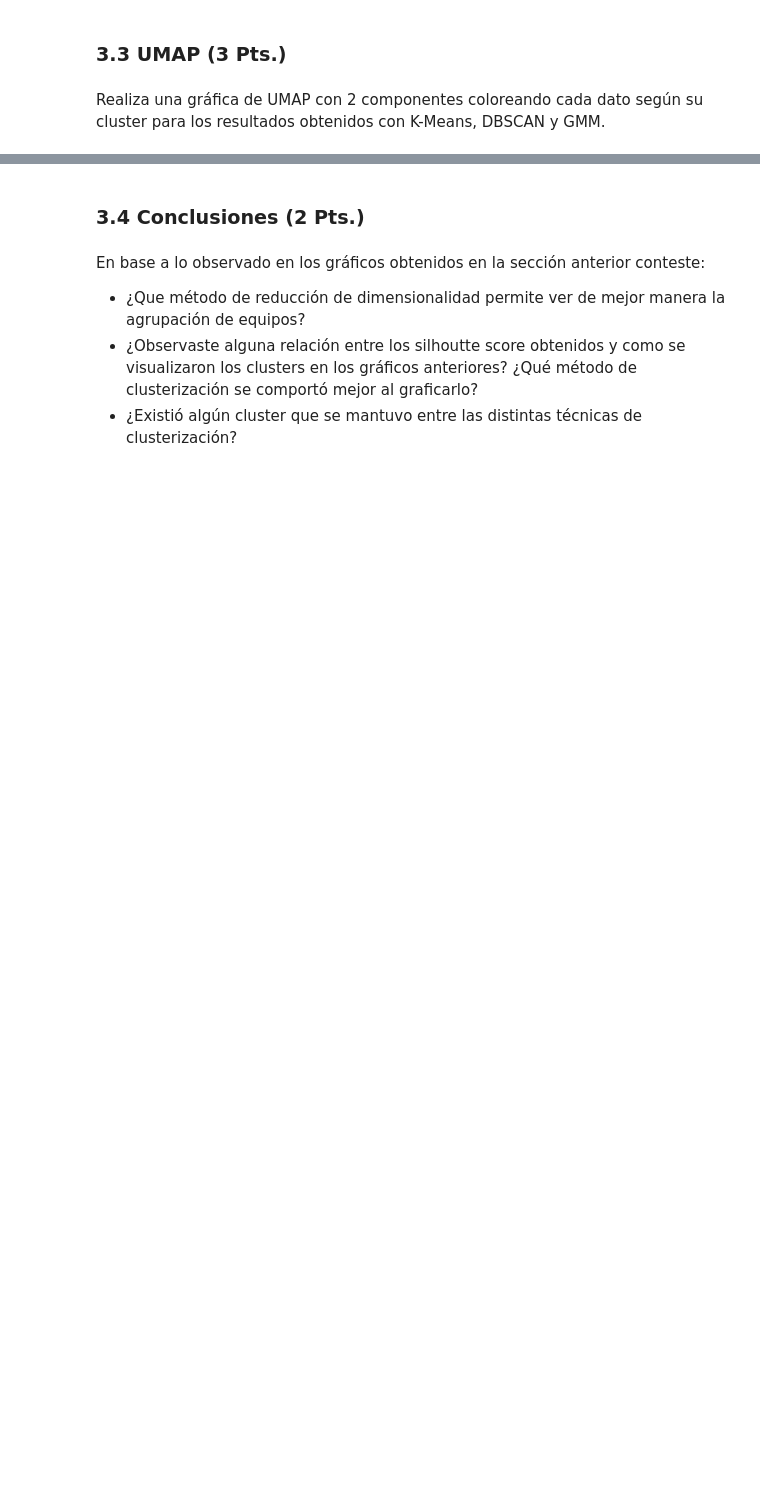
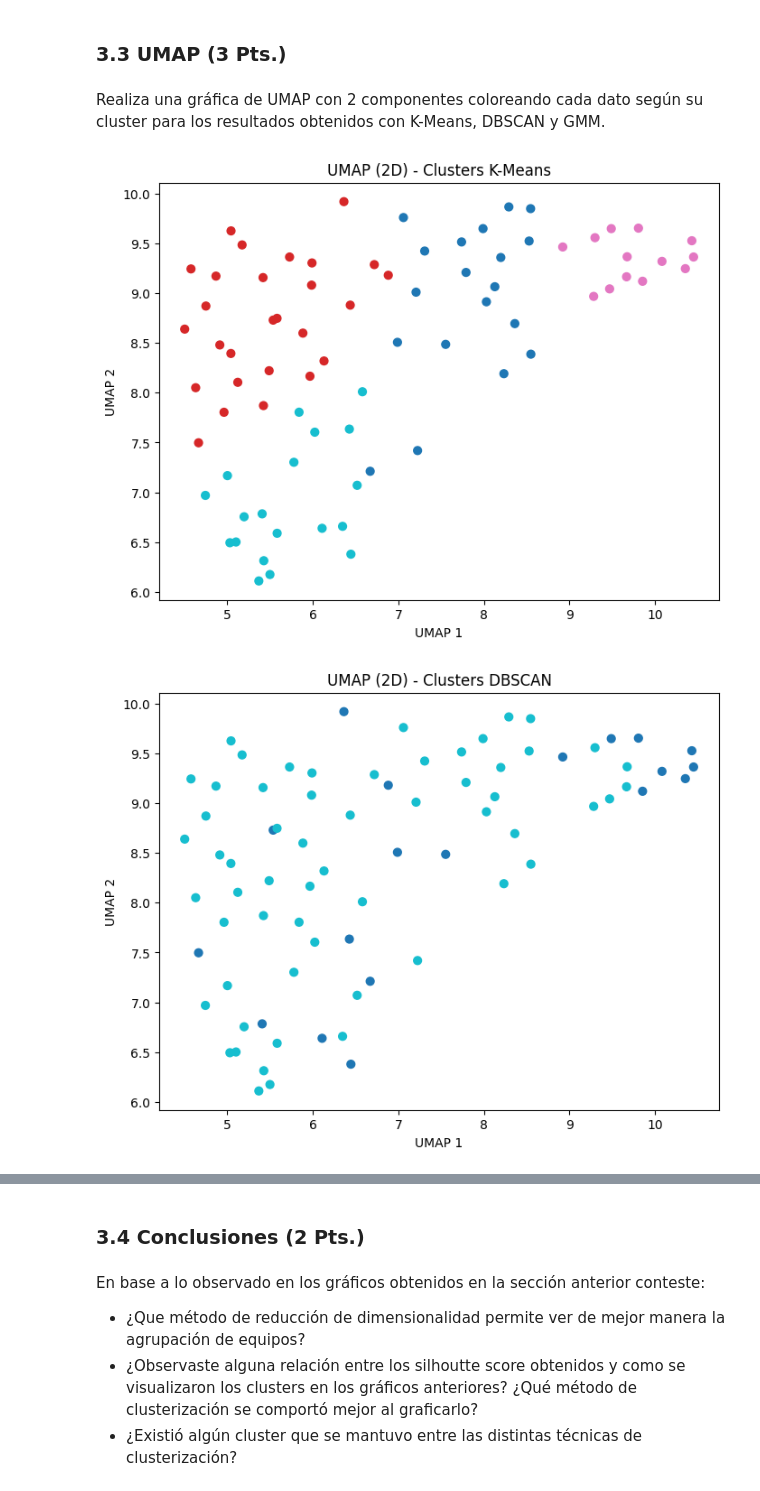
Before and after one commit to VicenteLavagnino/IIC2433, a Jupyter notebook: Tareas/T4/T4_IIC2433.ipynb, the cells around one changed output, grey strips where cells are left out. Saved outputs shown, nothing was run; the diff lists cells and outputs as text; code cells hidden in the pictures; blank space fills up the shorter version.

```diff
--- a/Tareas/T4/T4_IIC2433.ipynb
+++ b/Tareas/T4/T4_IIC2433.ipynb
@@ -587,3 +764,40 @@ Realiza una gráfica de t-SNE con 2 componentes coloreando cada dato según su c
 ### 3.3 UMAP (3 Pts.)
 # %% [markdown]
 Realiza una gráfica de UMAP con 2 componentes coloreando cada dato según su cluster para los resultados obtenidos con K-Means, DBSCAN y GMM.
+# %%
+# Ejecutamos UMAP para 2 componentes
+umap_model = UMAP(n_components=2, random_state=42)
+teams_umap = umap_model.fit_transform(teams_scaled_df)
+
+# Creamos un dataframe para graficar
+df_umap = pd.DataFrame(teams_umap, columns=['UMAP1', 'UMAP2'])
+df_umap['KMeans'] = teams_clusters['cluster']
+df_umap['DBSCAN'] = teams_clusters_db['cluster']
+df_umap['GMM'] = teams_clusters_gmm['cluster']
+
+# Gráfico para K-Means
+plt.figure(figsize=(8, 6))
+plt.scatter(df_umap['UMAP1'], df_umap['UMAP2'], c=df_umap['KMeans'], cmap='tab10', s=40)
+plt.title('UMAP (2D) - Clusters K-Means')
+plt.xlabel('UMAP 1')
+plt.ylabel('UMAP 2')
+plt.show()
+
+# Gráfico para DBSCAN
+plt.figure(figsize=(8, 6))
+plt.scatter(df_umap['UMAP1'], df_umap['UMAP2'], c=df_umap['DBSCAN'], cmap='tab10', s=40)
+plt.title('UMAP (2D) - Clusters DBSCAN')
+plt.xlabel('UMAP 1')
+plt.ylabel('UMAP 2')
+plt.show()
+
+# Gráfico para GMM
+plt.figure(figsize=(8, 6))
+plt.scatter(df_umap['UMAP1'], df_umap['UMAP2'], c=df_umap['GMM'], cmap='tab10', s=40)
+plt.title('UMAP (2D) - Clusters GMM')
+plt.xlabel('UMAP 1')
+plt.ylabel('UMAP 2')
+plt.show()
+# %% [output]
+[figure, added]
+[figure, added]
```
Also changed, not shown: parts of 26 cells of this notebook.
